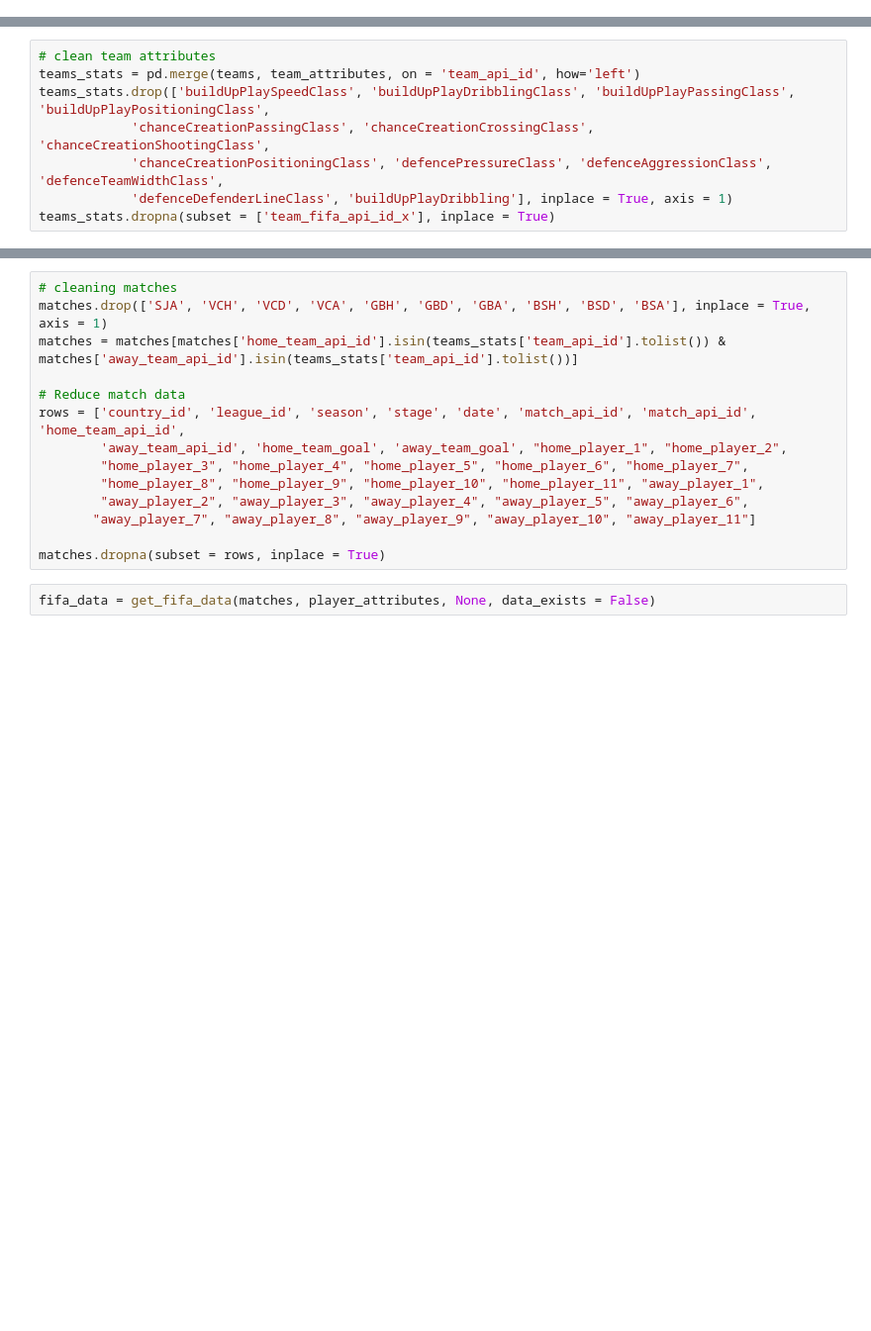
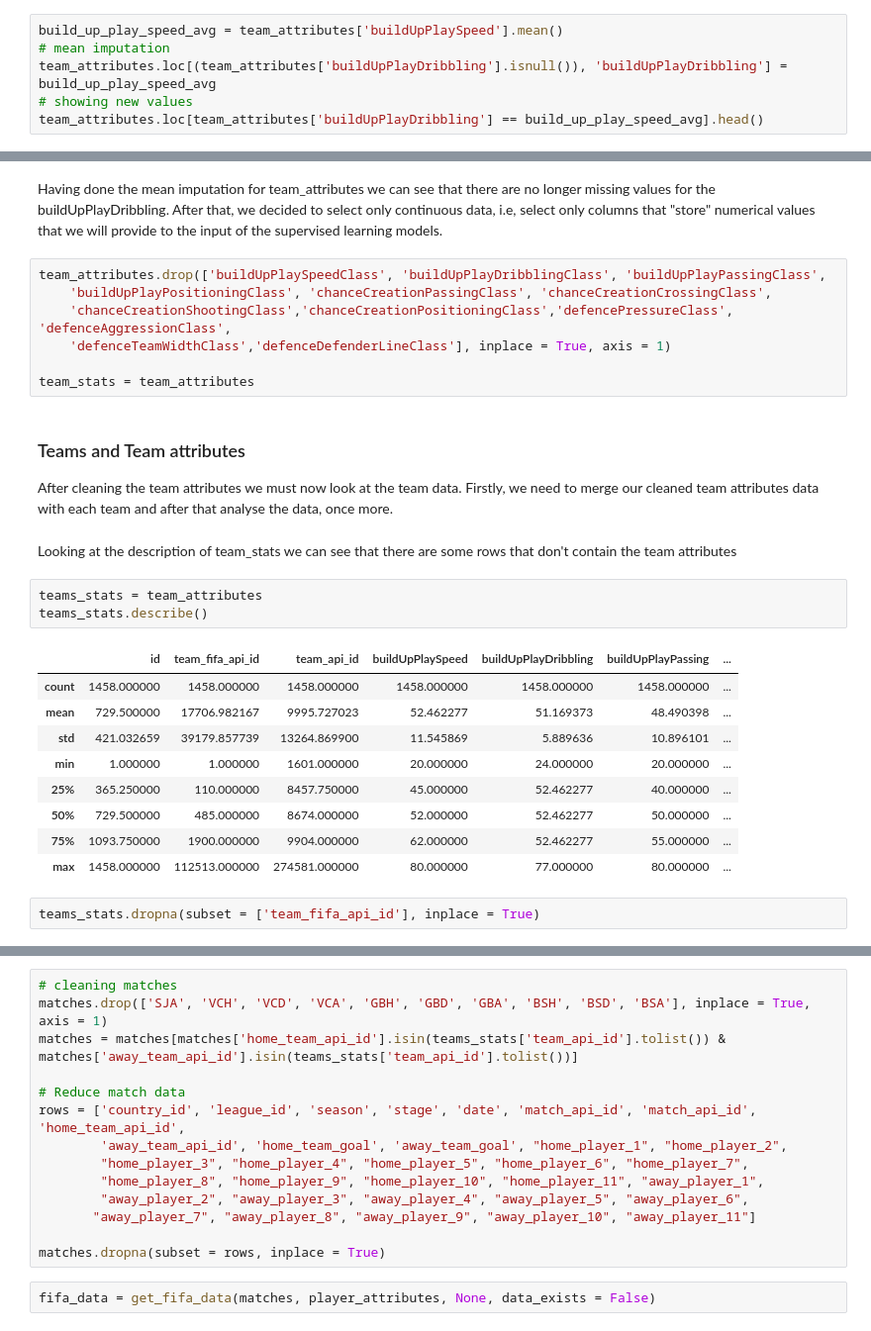
Before and after one commit to motapinto/football-classification-predications, a Jupyter notebook: src/Supervised Learning Models.ipynb, the cells around one changed output, grey strips where cells are left out. Shown: that part at 99% size. Saved outputs shown, nothing was run; the diff lists cells and outputs as text; blank space fills up the shorter version.

```diff
--- a/src/Supervised Learning Models.ipynb
+++ b/src/Supervised Learning Models.ipynb
@@ -333,0 +425,6 @@ with sqlite3.connect("../dataset/database.sqlite") as con:
+# %%
+build_up_play_speed_avg = team_attributes['buildUpPlaySpeed'].mean()
+# mean imputation
+team_attributes.loc[(team_attributes['buildUpPlayDribbling'].isnull()), 'buildUpPlayDribbling'] = build_up_play_speed_avg
+# showing new values
+team_attributes.loc[team_attributes['buildUpPlayDribbling'] == build_up_play_speed_avg].head()
@@ -334,8 +444,29 @@ with sqlite3.connect("../dataset/database.sqlite") as con:
+# %% [markdown]
+Having done the mean imputation for team_attributes we can see that there are no longer missing values for the buildUpPlayDribbling. After that, we decided to select only continuous data, i.e, select only columns that "store" numerical values that we will provide to the input of the supervised learning models.
 # %%
-# clean team attributes
-teams_stats = pd.merge(teams, team_attributes, on = 'team_api_id', how='left')
-teams_stats.drop(['buildUpPlaySpeedClass', 'buildUpPlayDribblingClass', 'buildUpPlayPassingClass', 'buildUpPlayPositioningClass',
-            'chanceCreationPassingClass', 'chanceCreationCrossingClass',  'chanceCreationShootingClass',
-            'chanceCreationPositioningClass', 'defencePressureClass', 'defenceAggressionClass', 'defenceTeamWidthClass',
-            'defenceDefenderLineClass', 'buildUpPlayDribbling'], inplace = True, axis = 1)
-teams_stats.dropna(subset = ['team_fifa_api_id_x'], inplace = True)
+team_attributes.drop(['buildUpPlaySpeedClass', 'buildUpPlayDribblingClass', 'buildUpPlayPassingClass',
+    'buildUpPlayPositioningClass', 'chanceCreationPassingClass', 'chanceCreationCrossingClass',
+    'chanceCreationShootingClass','chanceCreationPositioningClass','defencePressureClass', 'defenceAggressionClass',
+    'defenceTeamWidthClass','defenceDefenderLineClass'], inplace = True, axis = 1)
+
+team_stats = team_attributes
+# %% [markdown]
+### Teams and Team attributes
+After cleaning the team attributes we must now look at the team data. Firstly, we need to merge our cleaned team attributes data with each team and after that analyse the data, once more.
+# %% [markdown]
+Looking at the description of team_stats we can see that there are some rows that don't contain the team attributes
+# %%
+teams_stats = team_attributes
+teams_stats.describe()
+# %% [output]
+|  | id | team_fifa_api_id | team_api_id | buildUpPlaySpeed | buildUpPlayDribbling | buildUpPlayPassing | ... |
+| count | 1458.000000 | 1458.000000 | 1458.000000 | 1458.000000 | 1458.000000 | 1458.000000 | ... |
+| mean | 729.500000 | 17706.982167 | 9995.727023 | 52.462277 | 51.169373 | 48.490398 | ... |
+| std | 421.032659 | 39179.857739 | 13264.869900 | 11.545869 | 5.889636 | 10.896101 | ... |
+| min | 1.000000 | 1.000000 | 1601.000000 | 20.000000 | 24.000000 | 20.000000 | ... |
+| 25% | 365.250000 | 110.000000 | 8457.750000 | 45.000000 | 52.462277 | 40.000000 | ... |
+| 50% | 729.500000 | 485.000000 | 8674.000000 | 52.000000 | 52.462277 | 50.000000 | ... |
+| 75% | 1093.750000 | 1900.000000 | 9904.000000 | 62.000000 | 52.462277 | 55.000000 | ... |
+| max | 1458.000000 | 112513.000000 | 274581.000000 | 80.000000 | 77.000000 | 80.000000 | ... |
+# %%
+teams_stats.dropna(subset = ['team_fifa_api_id'], inplace = True)
```
Also changed, not shown: parts of 27 cells of this notebook.
